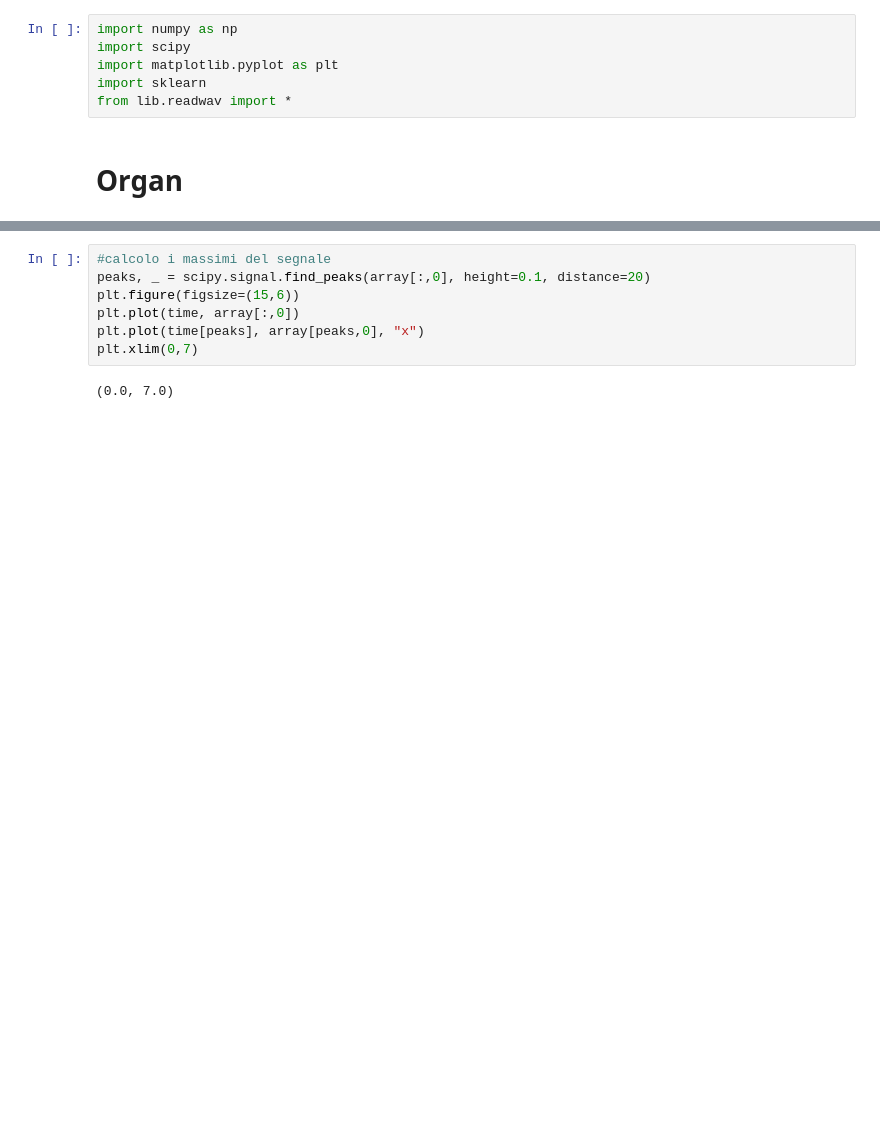
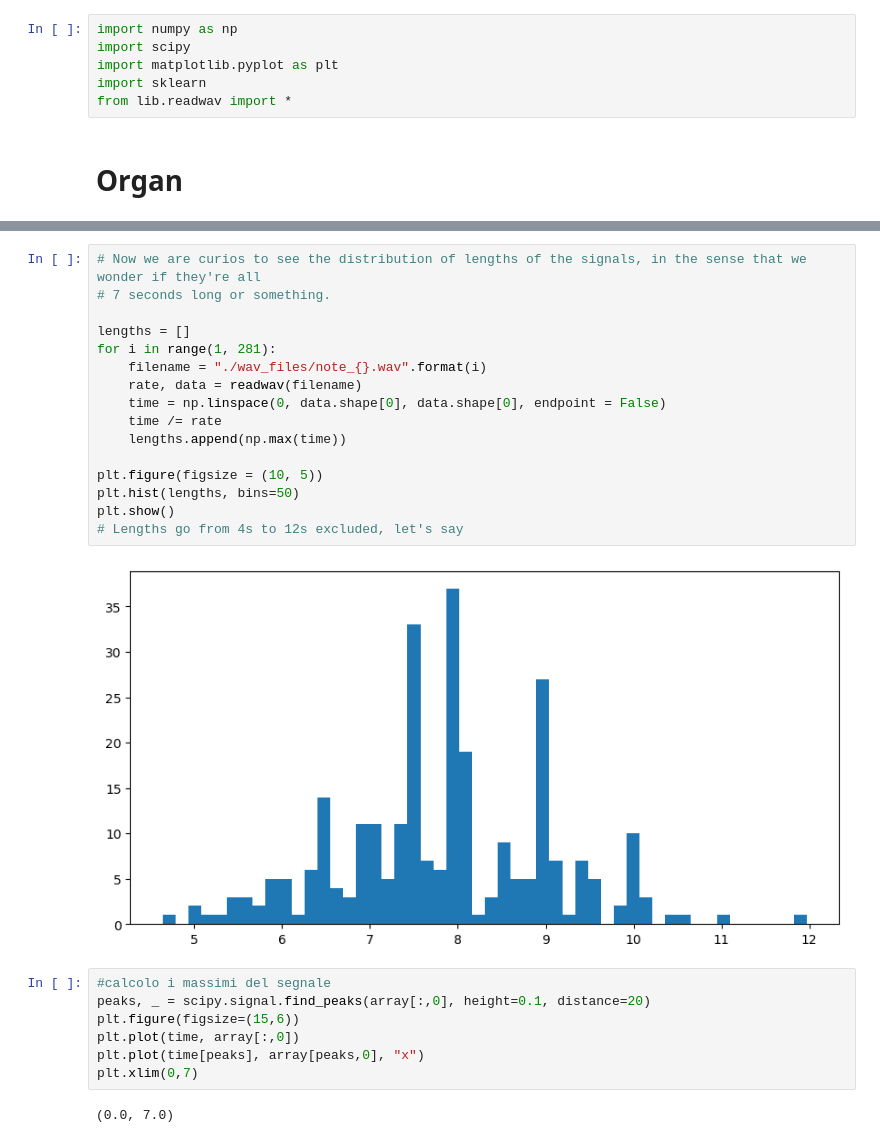
Before and after one commit to maddoc-g/3_organ_clustering, a Jupyter notebook: esperienza_3.ipynb, the cells around one changed output, grey strips where cells are left out. Cells and saved outputs as stored; diff of their text form; blank space fills up the shorter version.

```diff
--- a/esperienza_3.ipynb
+++ b/esperienza_3.ipynb
@@ -34,3 +46,21 @@ plt.xlim(0,7)
+# %%
+# Now we are curios to see the distribution of lengths of the signals, in the sense that we wonder if they're all
+# 7 seconds long or something.
+
+lengths = []
+for i in range(1, 281):
+    filename = "./wav_files/note_{}.wav".format(i)
+    rate, data = readwav(filename)
+    time = np.linspace(0, data.shape[0], data.shape[0], endpoint = False)
+    time /= rate
+    lengths.append(np.max(time))
+
+plt.figure(figsize = (10, 5))
+plt.hist(lengths, bins=50)
+plt.show()
+# Lengths go from 4s to 12s excluded, let's say
+# %% [output]
+[figure, added]
 # %%
 #calcolo i massimi del segnale
 peaks, _ = scipy.signal.find_peaks(array[:,0], height=0.1, distance=20)
```
Also changed, not shown: parts of 2 cells of this notebook.
